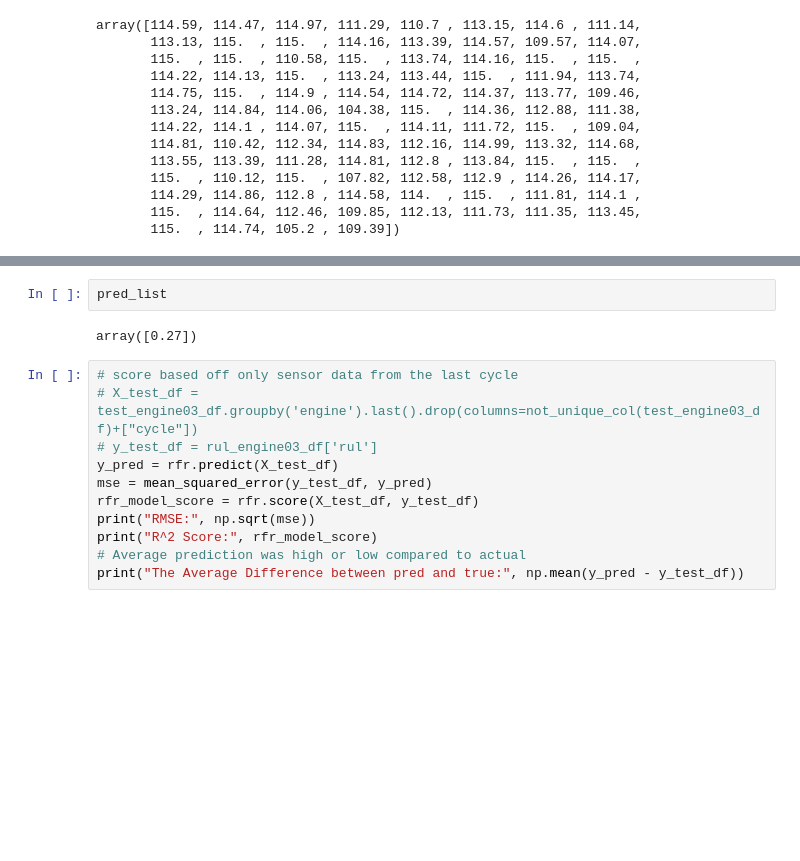
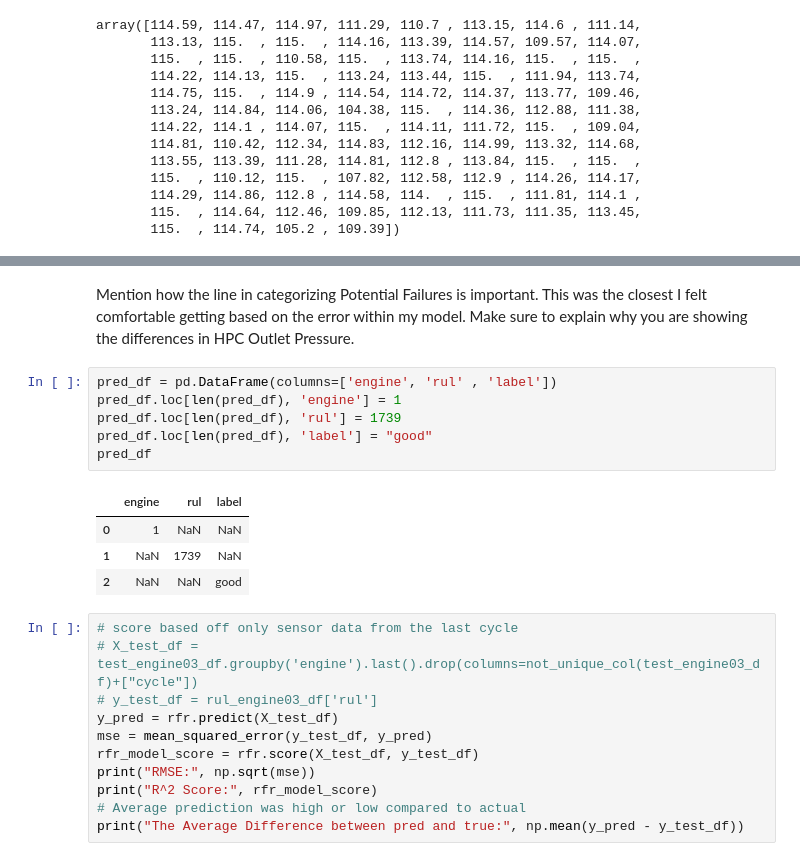
Before and after one commit to bicoscryin/predictive-maintenance, a Jupyter notebook: data-testing_engine.ipynb, the cells around one changed output, grey strips where cells are left out. Saved outputs shown, nothing was run; the diff lists cells and outputs as text; blank space fills up the shorter version.

```diff
--- a/data-testing_engine.ipynb
+++ b/data-testing_engine.ipynb
@@ -290,7 +301,16 @@ ValueError: operands could not be broadcast together with shapes (0,) (100,)
+# %% [markdown]
+Mention how the line in categorizing Potential Failures is important. This was the closest I felt comfortable getting based on the error within my model. Make sure to explain why you are showing the differences in HPC Outlet Pressure.
 # %%
-pred_list
+pred_df = pd.DataFrame(columns=['engine', 'rul' , 'label'])
+pred_df.loc[len(pred_df), 'engine'] = 1
+pred_df.loc[len(pred_df), 'rul'] = 1739
+pred_df.loc[len(pred_df), 'label'] = "good"
+pred_df
 # %% [output]
-array([0.27])
+|  | engine | rul | label |
+| 0 | 1 | NaN | NaN |
+| 1 | NaN | 1739 | NaN |
+| 2 | NaN | NaN | good |
 # %%
 # score based off only sensor data from the last cycle
 # X_test_df = test_engine03_df.groupby('engine').last().drop(columns=not_unique_col(test_engine03_df)+["cycle"])
```
Also changed, not shown: parts of 3 cells of this notebook.
